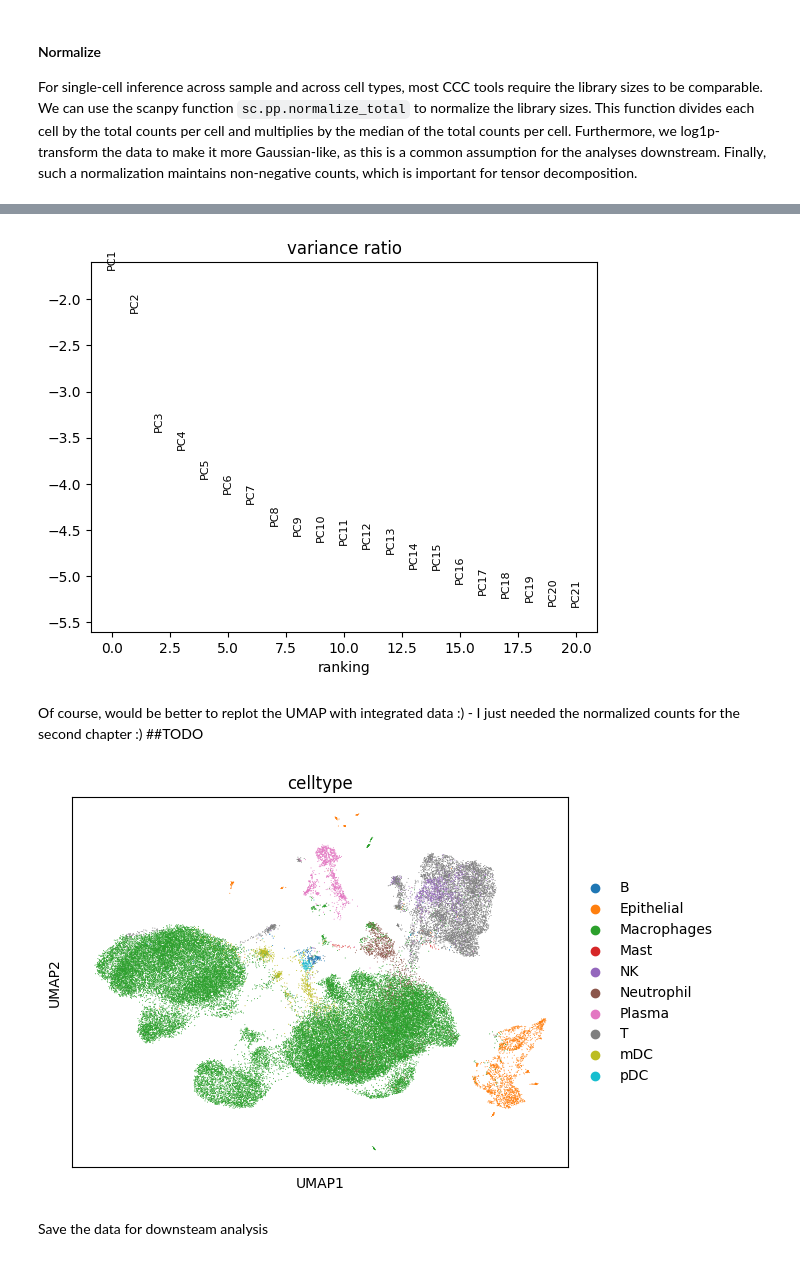
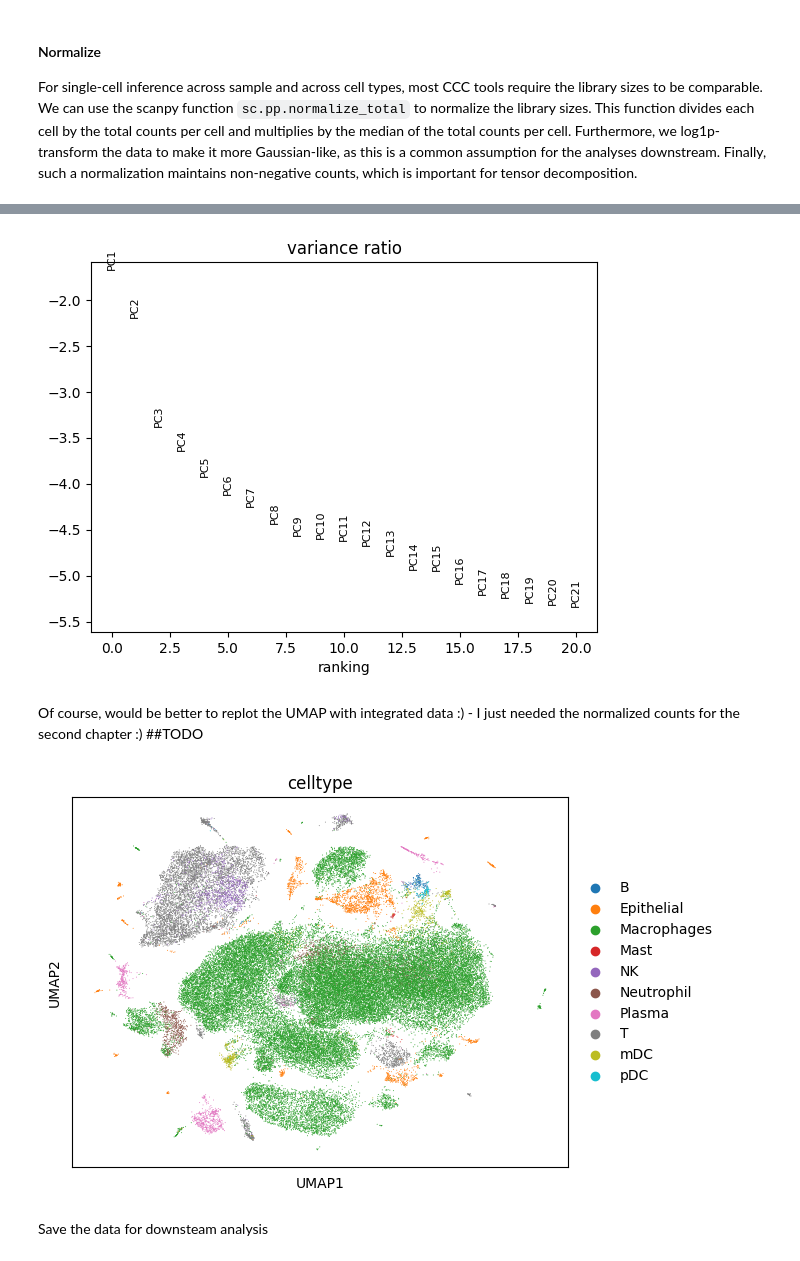
Before and after one commit to saezlab/ccc_protocols, a Jupyter notebook: notebooks/ccc_python/01-Preprocess-Expression.ipynb, the cells around one changed output, grey strips where cells are left out. Cells and saved outputs as stored; diff of their text form; code cells hidden in the pictures.

```diff
--- a/notebooks/ccc_python/01-Preprocess-Expression.ipynb
+++ b/notebooks/ccc_python/01-Preprocess-Expression.ipynb
@@ -81,3 +86,2 @@ sc.pl.scatter(adata, x='total_counts', y='n_genes')
 # %%
-adata = adata[adata.obs.n_genes < 5500, :]
 adata = adata[adata.obs.pct_counts_mt < 15, :]
@@ -89,0 +92,7 @@ View of AnnData object with n_obs × n_vars = 62551 × 24798
+# %%
+# Filter cells according to total counts
+# adata = adata[adata.obs.n_genes < 5500, :]
+
+# Remove any potential doublets with scrublet
+sc.external.pp.scrublet(adata, batch_key="sample_new", verbose=False)
+adata = adata[~adata.obs['predicted_doublet']]
@@ -114,6 +127,6 @@ sc.tl.pca(adata, svd_solver='arpack', use_highly_variable = True)
 
 sc.pl.pca_variance_ratio(adata, log=True, n_pcs = 20) # visualize PCA variance explained
 # %% [output]
-[figure, old version]
+[figure, new version]
 # %% [markdown]
 Of course, would be better to replot the UMAP with integrated data :) - I just needed the normalized counts for the second chapter :) ##TODO
@@ -120,12 +135,12 @@ Of course, would be better to replot the UMAP with integrated data :) - I just n
 # %%
 n_pcs=20
-sc.pp.neighbors(adata, n_neighbors=10, n_pcs=n_pcs)
+sc.pp.neighbors(adata, n_neighbors=5, n_pcs=n_pcs)
 sc.tl.umap(adata)
 
 # plot pre-annotated cell types
 sc.pl.umap(adata, color=['celltype']) ###
 # %% [output]
-[figure, old version]
+[figure, new version]
 # %% [markdown]
 Save the data for downsteam analysis
 # %%
```
Also changed, not shown: parts of 15 cells of this notebook, 5 other files.
